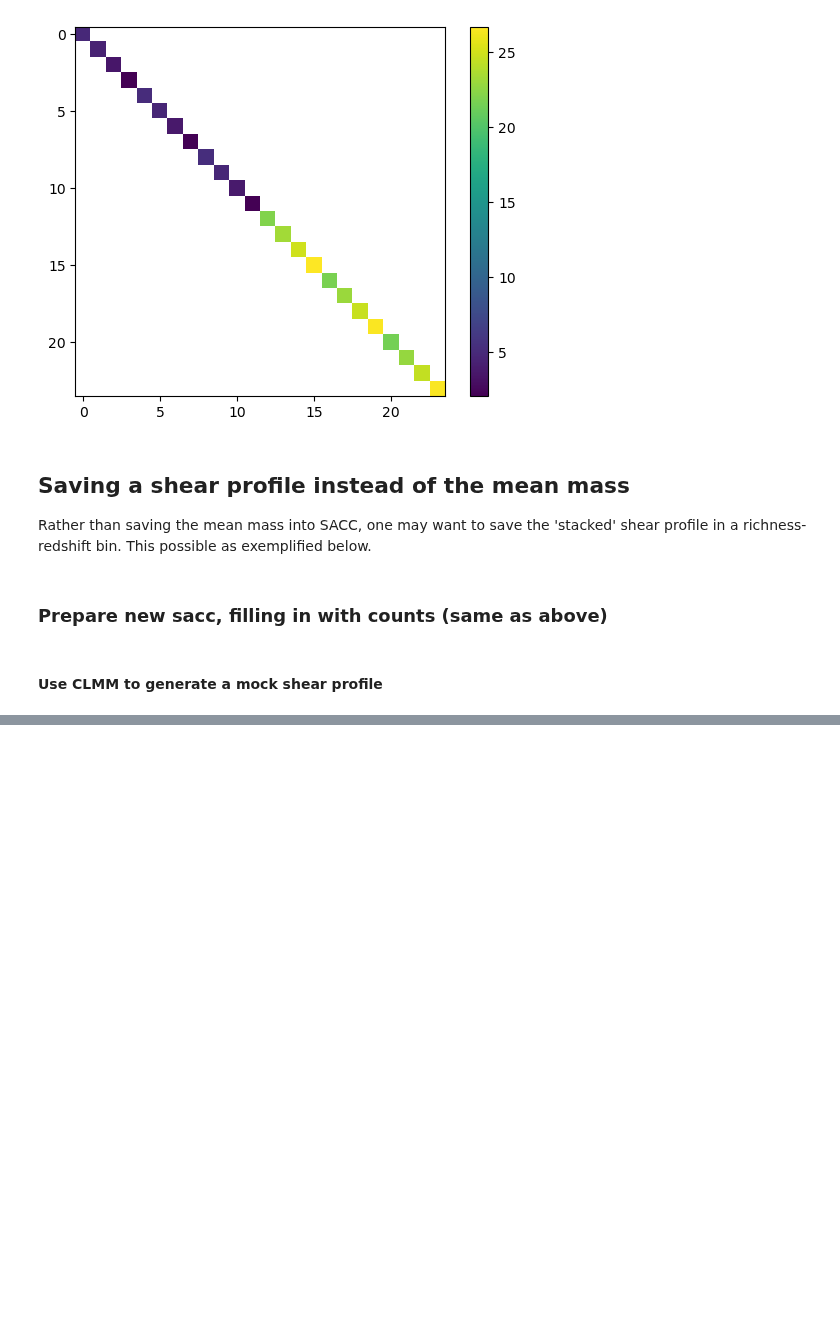
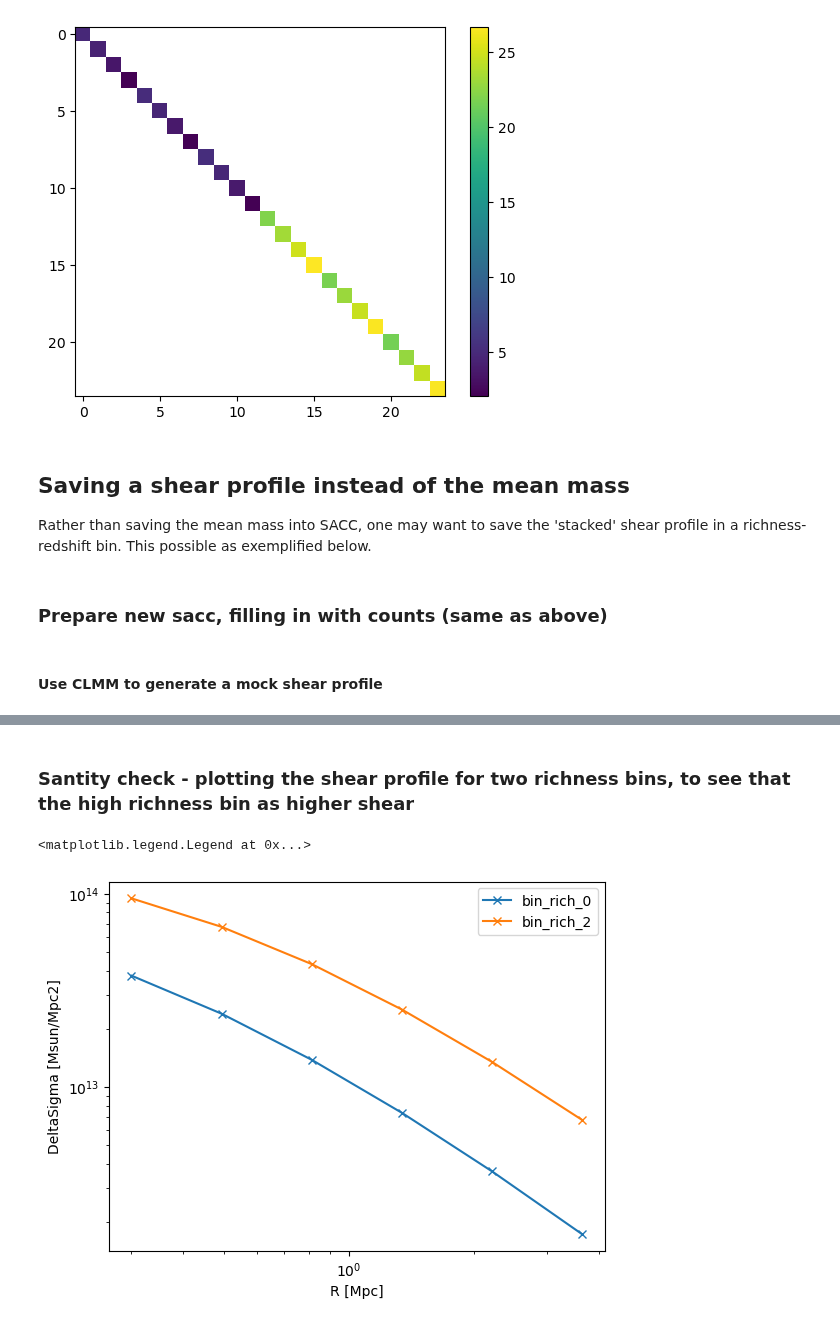
Before and after one commit to LSSTDESC/firecrown, a Jupyter notebook: examples/cluster_number_counts/demo_sacc_for_clusters.ipynb, the cells around one changed output, grey strips where cells are left out. Drawn from its saved outputs; the diff is of its cells as text; code cells hidden in the pictures; blank space fills up the shorter version.

```diff
--- a/examples/cluster_number_counts/demo_sacc_for_clusters.ipynb
+++ b/examples/cluster_number_counts/demo_sacc_for_clusters.ipynb
@@ -219,7 +194,7 @@ for i, richness_bin in enumerate(zip(richness_edges[:-1], richness_edges[1:])):
     bin_richness_labels.append(bin_richness_label)
 
 cluster_count = sacc.standard_types.cluster_counts
-cluster_mean_mass = sacc.standard_types.cluster_mean_mass
+cluster_mass = sacc.standard_types.cluster_mass
 
 counts_and_edges = zip(
     cluster_counts.flatten(), itertools.product(bin_z_labels, bin_richness_labels)
@@ -239,23 +214,14 @@ for counts, (bin_z_label, bin_richness_label) in counts_and_edges:
         cluster_count, (survey_name, bin_z_label, bin_richness_label), int(counts)
     )
 
-# for bin_mean_logM, (bin_z_label, bin_richness_label) in mean_logM_and_edges:
-#     s_count.add_data_point(
-#         cluster_mean_mass,
-#         (survey_name, bin_z_label, bin_richness_label),
-#         bin_mean_logM,
-#     )
-
-
 for bin_mean_M, (bin_z_label, bin_richness_label) in mean_M_and_edges:
     s_count.add_data_point(
-        cluster_mean_mass,
+        cluster_mass,
         (survey_name, bin_z_label, bin_richness_label),
         bin_mean_M,
     )
 
-# ### Then the add the covariance and save the file
-
+# Then the add the covariance and save the file
 s_count.add_covariance(covariance)
 s_count.to_canonical_order()
 s_count.save_fits("cluster_redshift_richness_sacc_data.fits", overwrite=True)
@@ -341,7 +307,7 @@ cosmo_clmm = Cosmology()
 cosmo_clmm._init_from_cosmo(cosmo)
 moo = clmm.Modeling(massdef="mean", delta_mdef=200, halo_profile_model="nfw")
 moo.set_cosmo(cosmo_clmm)
-# assuming the same concentration for all masses. Not realistic, but avoid having to call a mass-concentration relation. Does
+# assuming the same concentration for all masses. Not realistic, but avoid having to call a mass-concentration relation.
 moo.set_concentration(4)
 
 # we'll need the mean redshift of the clusters in the redshift bin
@@ -354,18 +320,18 @@ mean_z = stats.binned_statistic_2d(
 ).statistic
 
 radius_edges = clmm.make_bins(0.3, 6., nbins=6, method="evenlog10width") # 6 radial bins log-spaced between 0.3 and 6 Mpc
-radius_centers = [np.mean(radius_edges[i:i+1]) for i in np.arange(len(radius_edges)-1)]
 # %%
 bin_radius_labels = []
 for i, radius_bin in enumerate(zip(radius_edges[:-1], radius_edges[1:])):
-    radius_lower, radius_upper = richness_bin
+    radius_lower, radius_upper = radius_bin
+    radius_center = np.mean(radius_edges[i:i+1])
     bin_radius_label = f"bin_radius_{i}"
     s_count2.add_tracer(
-        "bin_radius", bin_radius_label, radius_lower, radius_upper
+        "bin_radius", bin_radius_label, radius_lower, radius_upper, radius_center
     )
     bin_radius_labels.append(bin_radius_label)
 
-cluster_shear = sacc.standard_types.cluster_shear_profile
+cluster_shear = sacc.standard_types.cluster_shear
 # %%
 redshifts_masses_and_edges = zip(
     mean_z.flatten(), mean_M.flatten(),itertools.product(bin_z_labels, bin_richness_labels)
@@ -422,0 +366,15 @@ s_count2.data
+# %% [markdown]
+### Santity check - plotting the shear profile for two richness bins, to see that the high richness bin as higher shear
+# %%
+DS0 = [s_count2.get_data_points(data_type='cluster_shear', tracers=('NC_mock_redshift_richness', 'bin_z_1', 'bin_rich_0', f'bin_radius_{i}'))[0].value for i in np.arange(len(radius_edges)-1)]
+DS2 = [s_count2.get_data_points(data_type='cluster_shear', tracers=('NC_mock_redshift_richness', 'bin_z_1', 'bin_rich_2', f'bin_radius_{i}'))[0].value for i in np.arange(len(radius_edges)-1)]
+r_arr = [s_count2.get_tracer(f'bin_radius_{i}').r_center for i in np.arange(len(radius_edges)-1)]
+# %%
+plt.loglog(r_arr, DS0, label='bin_rich_0', marker='x')
+plt.loglog(r_arr, DS2, label='bin_rich_2', marker='x')
+plt.xlabel('R [Mpc]')
+plt.ylabel('DeltaSigma [Msun/Mpc2]')
+plt.legend()
+# %% [output]
+<matplotlib.legend.Legend at 0x...>
+[figure, added]
```
Also changed, not shown: parts of 7 cells of this notebook.
